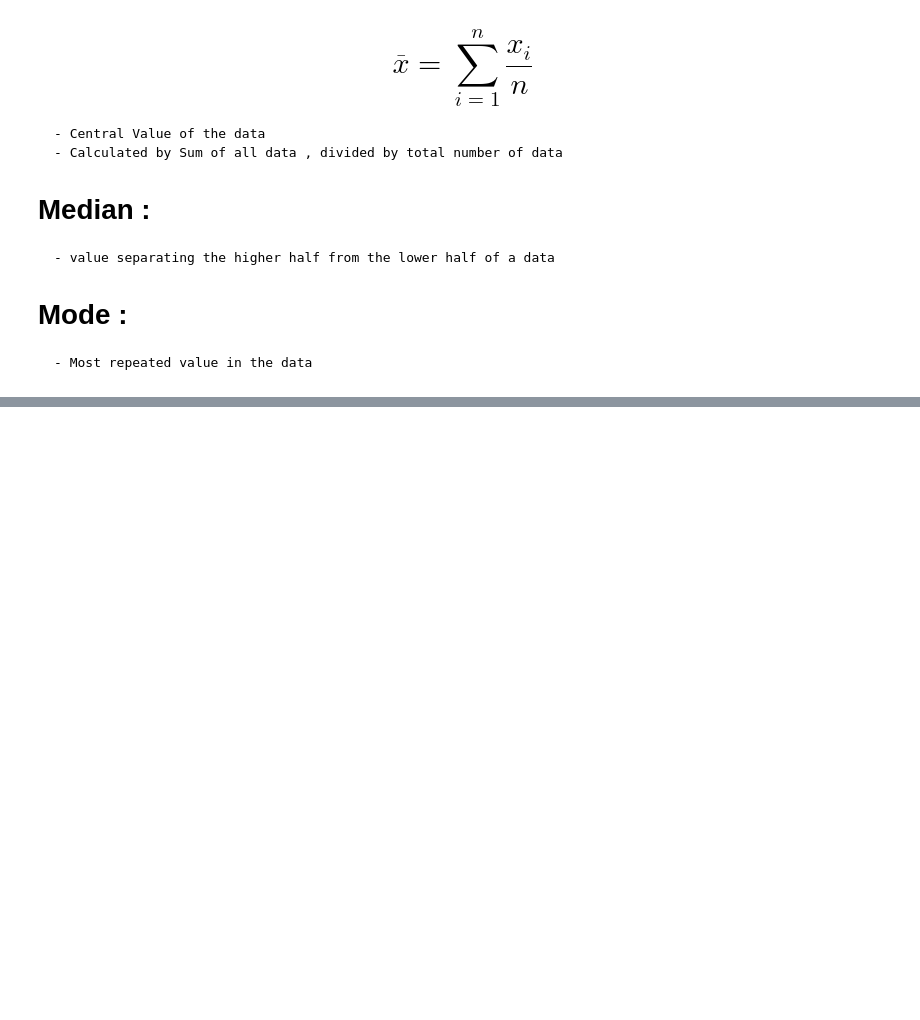
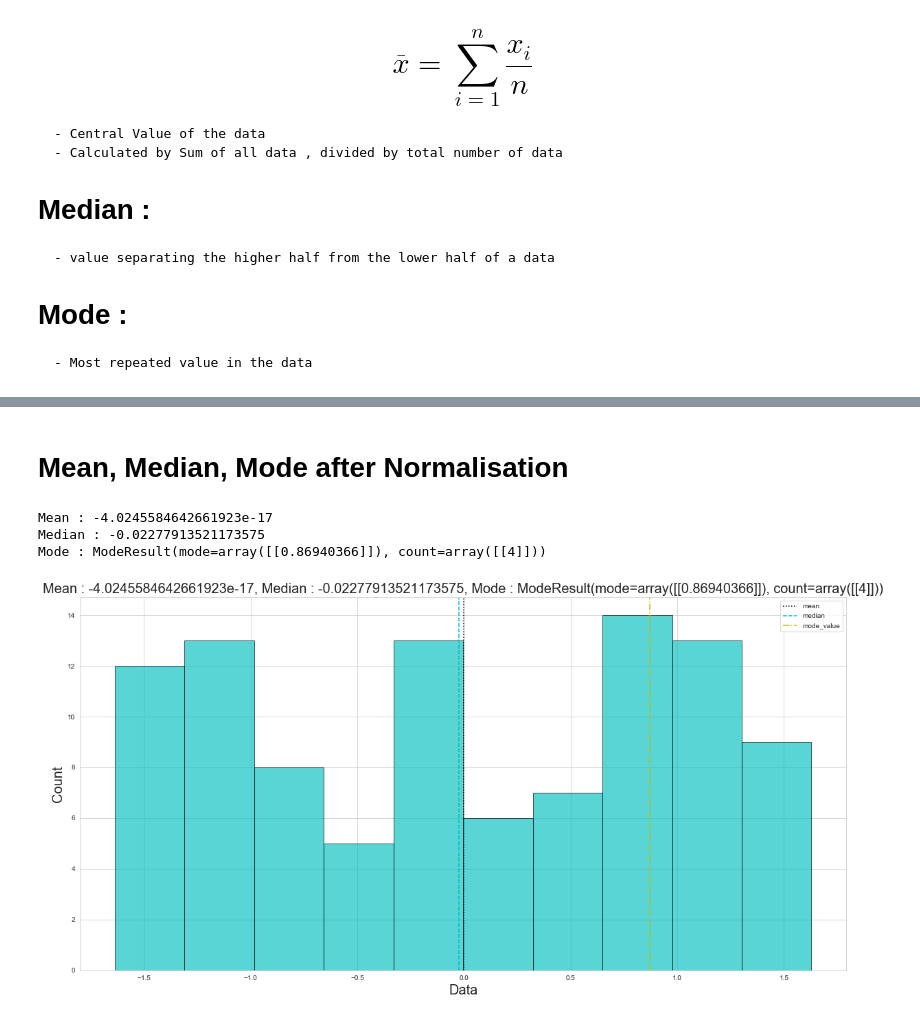
Before and after one commit to pythonist-datascience/statistics, a Jupyter notebook: Descriptive_Statistics/Central_Tendency/Mean_Median_Mode.ipynb, the cells around one changed output, grey strips where cells are left out. Saved outputs shown, nothing was run; the diff lists cells and outputs as text; code cells hidden in the pictures; blank space fills up the shorter version.

```diff
--- a/Descriptive_Statistics/Central_Tendency/Mean_Median_Mode.ipynb
+++ b/Descriptive_Statistics/Central_Tendency/Mean_Median_Mode.ipynb
@@ -19,3 +19,7 @@ import pandas as pd
 import matplotlib.pyplot as plt
 from scipy.stats import mode
 import seaborn as sb
+from sklearn.preprocessing import MinMaxScaler, StandardScaler, normalize
+
+scaler = StandardScaler()
+normaliser = MinMaxScaler()
@@ -50,0 +57,33 @@ sb.set_style('whitegrid')
+# %% [markdown]
+# Mean, Median, Mode after Normalisation
+# %%
+data = scaler.fit_transform(Data.reshape(-1, 1))
+# print(data)
+
+mean = data.mean()
+median = np.median(data)
+mode_value = mode(data)
+print("Mean : {}".format(mean))
+print("Median : {}".format(median))
+print("Mode : {}".format(mode_value))
+
+
+#Histogram
+plt.figure(figsize=(20, 10))
+plt.hist(x=data, color='c', edgecolor='k', alpha=0.65)
+plt.axvline(x=mean, linestyle=':', color = 'k')
+plt.axvline(x=median, linestyle='--', color = 'c')
+plt.axvline(x=mode_value.mode, linestyle='-.', color='y')
+
+# Label and Titles
+
+plt.xlabel('Data', size=20)
+plt.ylabel('Count', size=20)
+plt.title('Mean : {}, Median : {}, Mode : {}'.format(mean, median, mode_value), size=20)
+plt.gca().legend(('mean', 'median', 'mode_value'))
+sb.set_style('whitegrid')
+# %% [output]
+Mean : -4.0245584642661923e-17
+Median : -0.02277913521173575
+Mode : ModeResult(mode=array([[0.86940366]]), count=array([[4]]))
+[figure, added]
```
Also changed, not shown: parts of 3 cells of this notebook, 1 other file.
